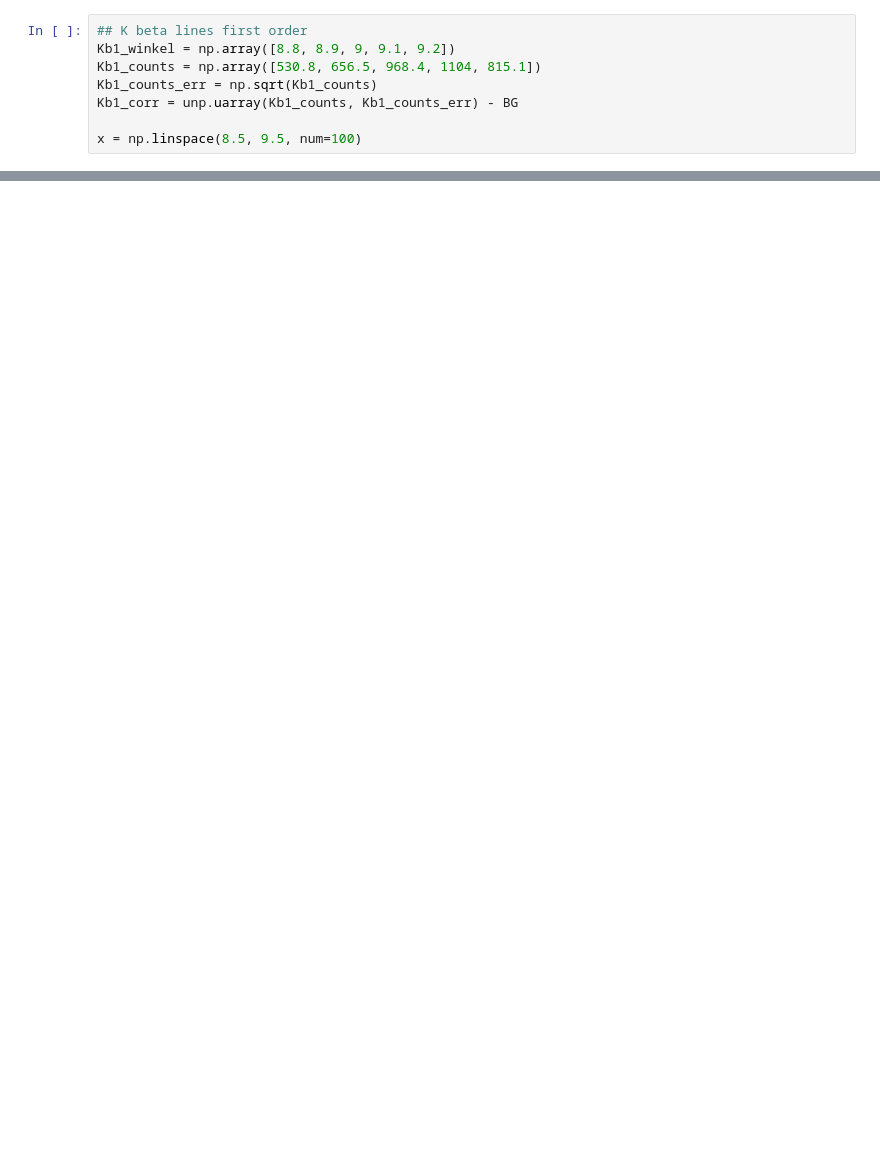
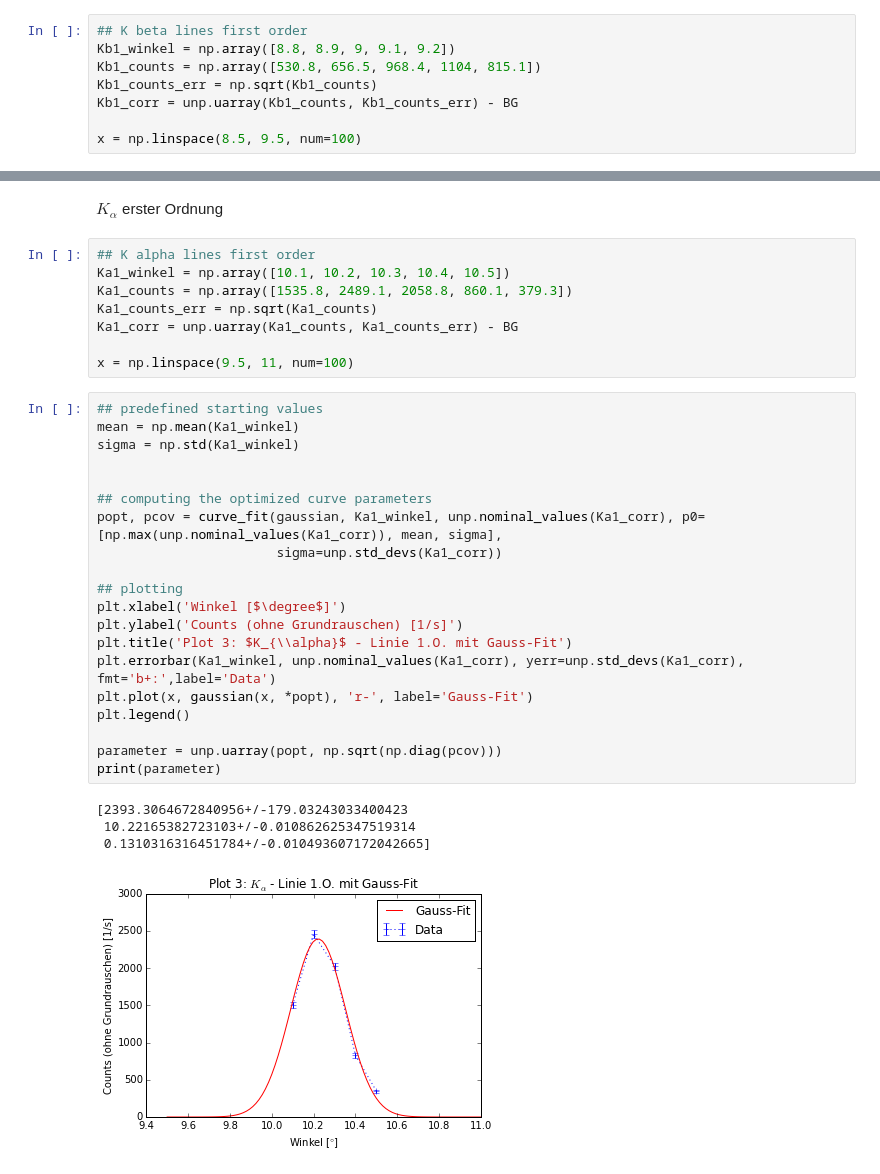
Before and after one commit to krauthex/AP2.2, a Jupyter notebook: v255/v255.ipynb, the cells around one changed output, grey strips where cells are left out. Saved outputs shown, nothing was run; the diff lists cells and outputs as text; blank space fills up the shorter version.

Commit message:
finished the data analysis. still missind: cosmetics

```diff
--- a/v255/v255.ipynb
+++ b/v255/v255.ipynb
@@ -135,0 +150,35 @@ print(np.sqrt(np.diag(pcov)))
+# %% [markdown]
+$K_{\alpha}$ erster Ordnung
+# %%
+## K alpha lines first order
+Ka1_winkel = np.array([10.1, 10.2, 10.3, 10.4, 10.5])
+Ka1_counts = np.array([1535.8, 2489.1, 2058.8, 860.1, 379.3])
+Ka1_counts_err = np.sqrt(Ka1_counts)
+Ka1_corr = unp.uarray(Ka1_counts, Ka1_counts_err) - BG
+
+x = np.linspace(9.5, 11, num=100)
+# %%
+## predefined starting values
+mean = np.mean(Ka1_winkel)
+sigma = np.std(Ka1_winkel)
+
+
+## computing the optimized curve parameters
+popt, pcov = curve_fit(gaussian, Ka1_winkel, unp.nominal_values(Ka1_corr), p0=[np.max(unp.nominal_values(Ka1_corr)), mean, sigma],
+                       sigma=unp.std_devs(Ka1_corr))
+
+## plotting
+plt.xlabel('Winkel [$\degree$]')
+plt.ylabel('Counts (ohne Grundrauschen) [1/s]')
+plt.title('Plot 3: $K_{\\alpha}$ - Linie 1.O. mit Gauss-Fit')
+plt.errorbar(Ka1_winkel, unp.nominal_values(Ka1_corr), yerr=unp.std_devs(Ka1_corr), fmt='b+:',label='Data')
+plt.plot(x, gaussian(x, *popt), 'r-', label='Gauss-Fit')
+plt.legend()
+
+parameter = unp.uarray(popt, np.sqrt(np.diag(pcov)))
+print(parameter)
+# %% [output]
+[2393.3064672840956+/-179.03243033400423
+ 10.22165382723103+/-0.010862625347519314
+ 0.1310316316451784+/-0.010493607172042665]
+[figure, added]
```
Also changed, not shown: parts of 22 cells of this notebook.
